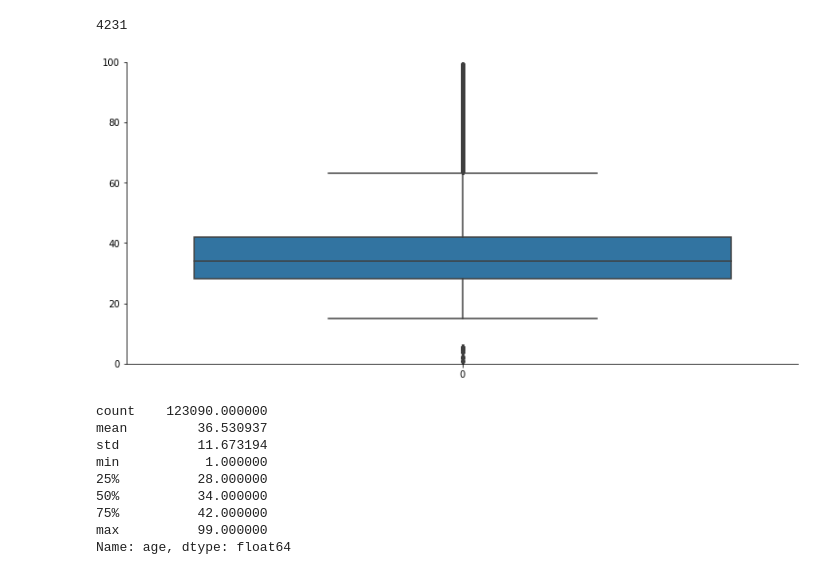
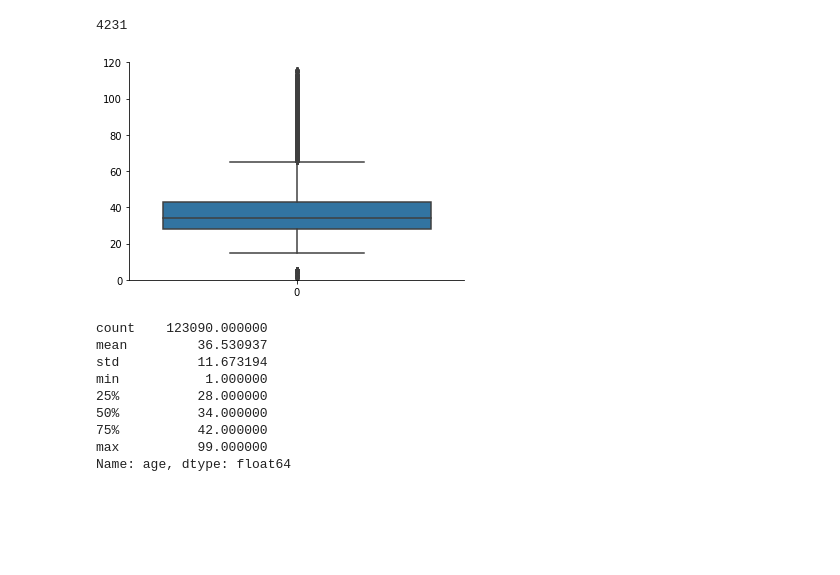
Before and after one commit to Mzibecchi/diplodatos2019, a Jupyter notebook: mentoria_airbnb/notebooks/Lab_Ayv.ipynb, the cells around one changed output. Saved outputs shown, nothing was run; the diff lists cells and outputs as text; code cells hidden in the pictures; blank space fills up the shorter version.

```diff
--- a/mentoria_airbnb/notebooks/Lab_Ayv.ipynb
+++ b/mentoria_airbnb/notebooks/Lab_Ayv.ipynb
@@ -87,6 +87,6 @@ data.gender.isnull().sum()
 # %% [output]
 95688
 # %%
-data.age.replace('NaN', np.nan, inplace=True)
-data.age.isnull().sum()
+#data.age.replace('NaN', np.nan, inplace=True)
+data.age.isnull().sum()/len(data)
 # %% [output]
@@ -159,13 +174,13 @@ data.query(' age > @upper_bound').age.count()
 # %%
 data_age_dropna = sorted(data['age'].dropna())
 
-plt.figure(figsize=(13,6))
-plt.ylim(ymax = 100, ymin = 0)
+plt.figure(figsize=(6,4))
+plt.ylim(ymax = 120, ymin = 0)
 sns.boxplot(data=data_age_dropna)
 sns.despine()
 plt.show()
 # %% [output]
-[figure, old version]
+[figure, new version]
 # %%
 data.age.describe()
 # %% [output]
```
Also changed, not shown: parts of 3 cells of this notebook.
